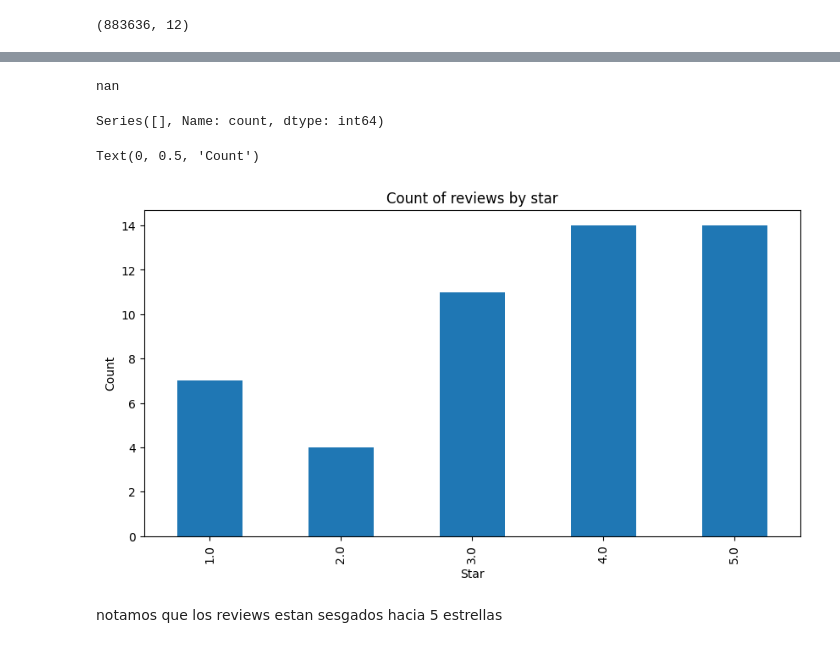
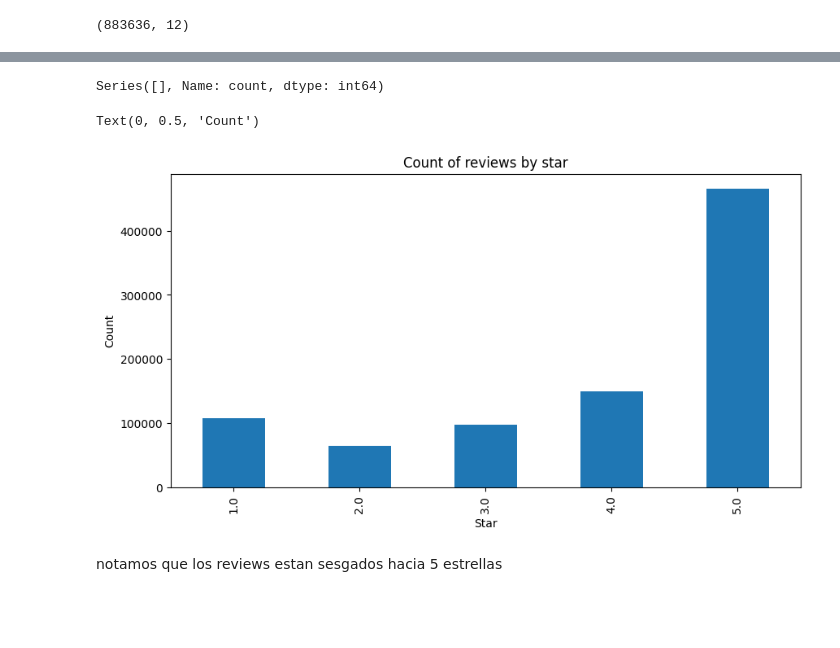
Before and after one commit to EmilioGinzo/fuzzy-recommendation-system-, a Jupyter notebook: analisis.ipynb, the cells around one changed output, grey strips where cells are left out. Cells and saved outputs as stored; diff of their text form; code cells hidden in the pictures; blank space fills up the shorter version.

```diff
--- a/analisis.ipynb
+++ b/analisis.ipynb
@@ -86,6 +91,4 @@ tablas_combinadas.head()
 # %%
-tablas_combinadas['vote'][0]
+# df_meta['vote'][0]
-# %% [output]
-nan
 # %%
 columns_to_combine = ['title', 'brand', 'summary', 'description', 'expliota']
@@ -102,12 +103,12 @@ tablas_combinadas['similar_item'].value_counts()
 # %% [output]
 Series([], Name: count, dtype: int64)
 # %%
-ax = tablas_combinadas['overall'].value_counts().sort_index().plot(kind='bar', title="Count of reviews by star",figsize=(10, 5))
+ax = df['overall'].value_counts().sort_index().plot(kind='bar', title="Count of reviews by star",figsize=(10, 5))
 ax.set_xlabel("Star")
 ax.set_ylabel("Count")
 # %% [output]
 Text(0, 0.5, 'Count')
-[figure, old version]
+[figure, new version]
 # %% [markdown]
 notamos que los reviews estan sesgados hacia 5 estrellas
 # %% [markdown]
```
Also changed, not shown: parts of 25 cells of this notebook.
